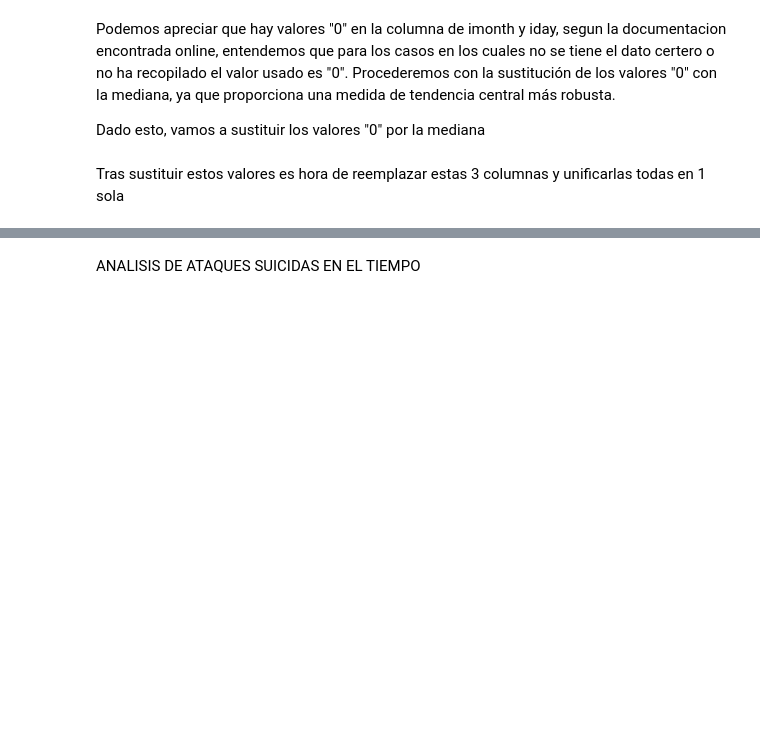
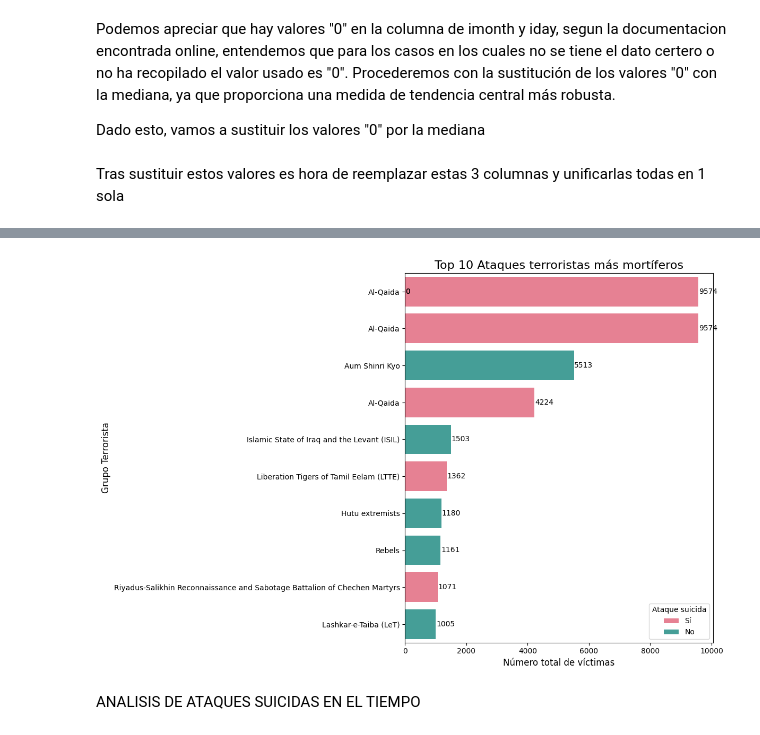
Before and after one commit to 4GeeksAcademy/Trabajo.Final, a Jupyter notebook: src/EDA.ipynb, the cells around one changed output, grey strips where cells are left out. Cells and saved outputs as stored; diff of their text form; code cells hidden in the pictures; blank space fills up the shorter version.

```diff
--- a/src/EDA.ipynb
+++ b/src/EDA.ipynb
@@ -276,6 +276,56 @@ suicide_attacks_relevant = suicide_attacks_map[relevant_columns]
 # %%
 # salvamos el df filtrado en csv format
 suicide_attacks_relevant.to_csv('suicide_attacks_filtered.csv', index=False)
+# %%
+data1 = {
+    'date': ['2001-09-11', '2001-09-11', '1995-03-20', '1998-08-07', '2016-03-09',
+             '1996-01-31', '1994-04-13', '2008-02-02', '2004-09-01', '2006-07-11'],
+    'country_txt': ['United States', 'United States', 'Japan', 'Kenya', 'Iraq',
+                    'Sri Lanka', 'Rwanda', 'Chad', 'Russia', 'India'],
+    'gname': ['Al-Qaida', 'Al-Qaida', 'Aum Shinri Kyo', 'Al-Qaida',
+              'Islamic State of Iraq and the Levant (ISIL)', 'Liberation Tigers of Tamil Eelam (LTTE)',
+              'Hutu extremists', 'Rebels', 'Riyadus-Salikhin Reconnaissance and Sabotage Battalion of Chechen Martyrs',
+              'Lashkar-e-Taiba (LeT)'],
+    'total_victimas': [9574, 9574, 5513, 4224, 1503, 1362, 1180, 1161, 1071, 1005],
+    'ataque_suicida': ['Sí', 'Sí', 'No', 'Sí', 'No', 'Sí', 'No', 'No', 'Sí', 'No']
+}
+
+# Convertir a DataFrame
+top_10_mortiferos = pd.DataFrame(data1)
+
+# Añadir una columna para crear un identificador único para cada ataque
+top_10_mortiferos['id'] = top_10_mortiferos.index
+
+# Configura el tamaño del gráfico
+plt.figure(figsize=(12, 8))
+
+# Crea una paleta de colores vibrantes para la variable 'hue'
+palette = sns.color_palette("husl", top_10_mortiferos['ataque_suicida'].nunique())
+
+# Crea el gráfico de barras horizontal
+ax = sns.barplot(x="total_victimas", y="id", hue="ataque_suicida", data=top_10_mortiferos, palette=palette, orient="h")
+
+# Reemplaza las etiquetas del eje Y con los nombres de los grupos terroristas
+ax.set_yticklabels(top_10_mortiferos['gname'])
+
+# Agrega el número de víctimas al final de cada barra
+for p in ax.patches:
+    width = p.get_width()
+    plt.text(width + 10, p.get_y() + p.get_height() / 2, f'{int(width)}', ha="left", va="center", fontsize=10)
+
+# Configura el título y las etiquetas de los ejes
+plt.title("Top 10 Ataques terroristas más mortíferos", fontsize=16)
+plt.xlabel("Número total de víctimas", fontsize=12)
+plt.ylabel("Grupo Terrorista", fontsize=12)
+
+# Muestra la leyenda
+plt.legend(title="Ataque suicida", loc="lower right")
+
+# Ajusta el diseño y muestra el gráfico
+plt.tight_layout()
+plt.show()
+# %% [output]
+[figure, added]
 # %% [markdown]
 ANALISIS DE ATAQUES SUICIDAS EN EL TIEMPO
 # %%
```
Also changed, not shown: parts of 7 cells of this notebook, 8 other files.
